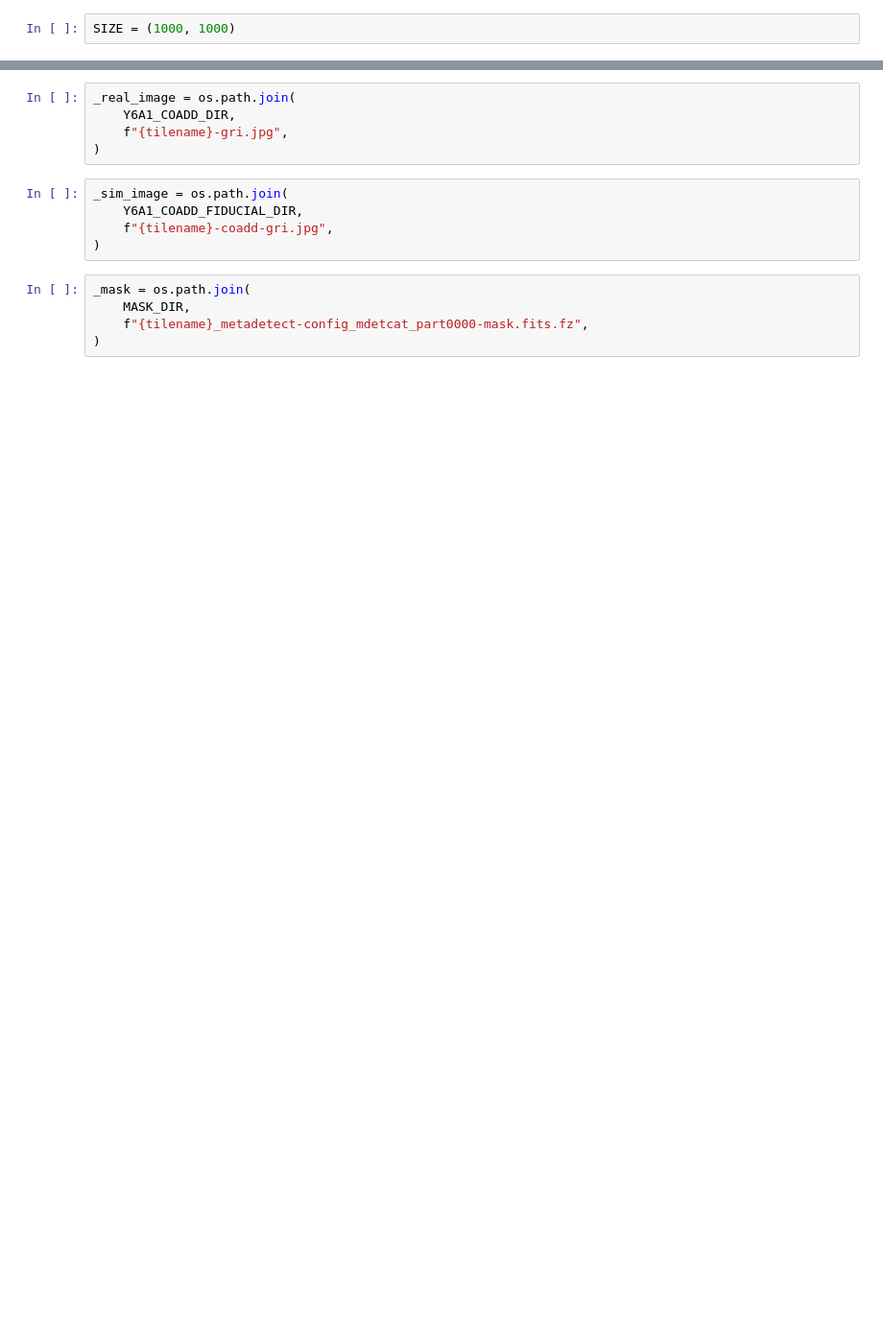
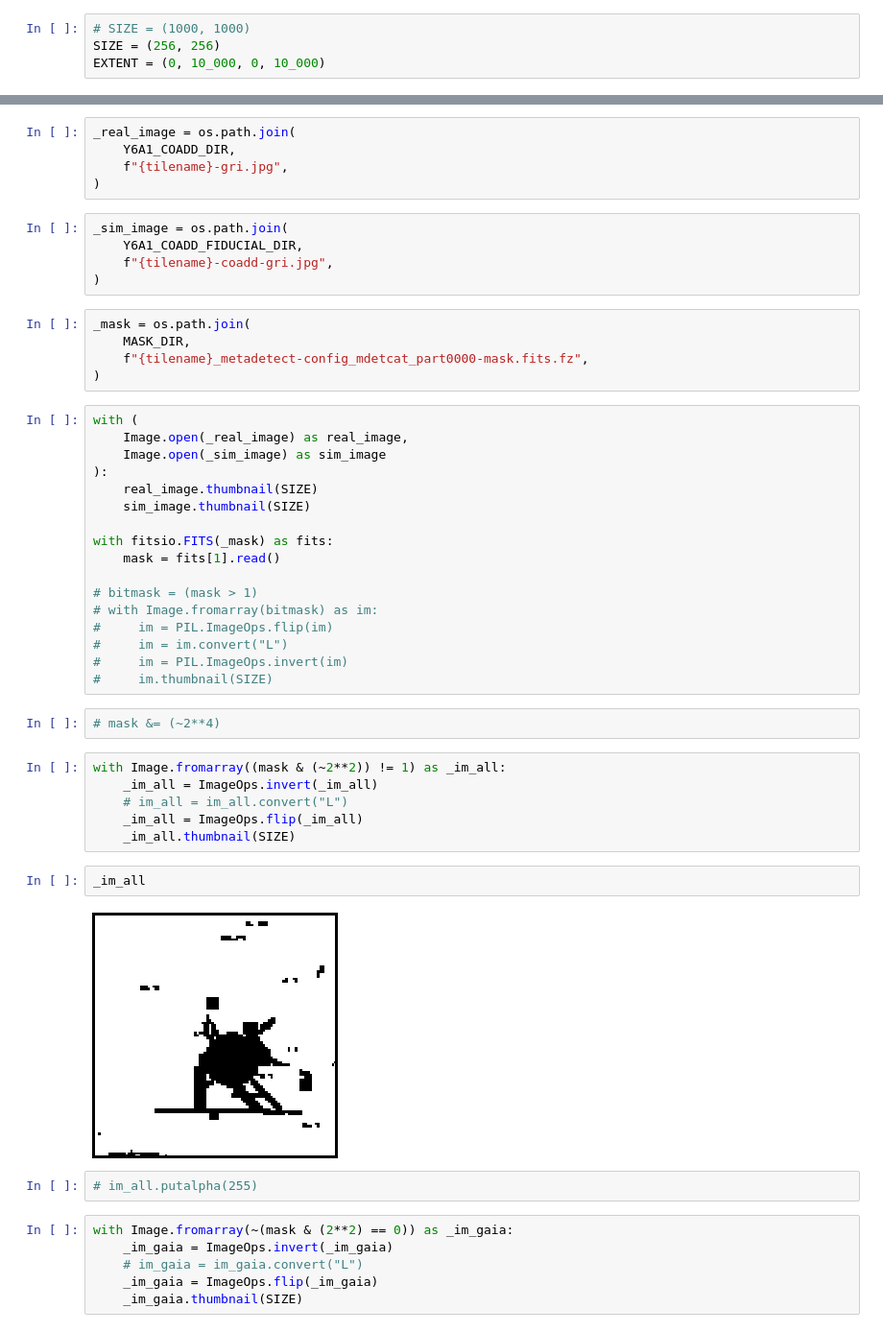
Before and after one commit to sidneymau/des-y6-image-sims-analysis, a Jupyter notebook: notebooks/2025_02_05_coadd_images/dev.ipynb, the cells around one changed output, grey strips where cells are left out. Shown at 96% size. Cells and saved outputs as stored; diff of their text form; blank space fills up the shorter version.

```diff
--- a/notebooks/2025_02_05_coadd_images/dev.ipynb
+++ b/notebooks/2025_02_05_coadd_images/dev.ipynb
@@ -11,5 +12,7 @@ Y6A1_COADD_DIR = "/pscratch/sd/s/smau/Y6A1_COADD"
 Y6A1_COADD_FIDUCIAL_DIR = "/pscratch/sd/s/smau/Y6A1_COADD_fiducial"
 MASK_DIR = "/pscratch/sd/s/smau/fiducial_masks"
 # %%
-SIZE = (1000, 1000)
+# SIZE = (1000, 1000)
+SIZE = (256, 256)
+EXTENT = (0, 10_000, 0, 10_000)
 # %%
@@ -34,3 +39,40 @@ _mask = os.path.join(
     MASK_DIR,
     f"{tilename}_metadetect-config_mdetcat_part0000-mask.fits.fz",
 )
+# %%
+with (
+    Image.open(_real_image) as real_image,
+    Image.open(_sim_image) as sim_image
+):
+    real_image.thumbnail(SIZE)
+    sim_image.thumbnail(SIZE)
+
+with fitsio.FITS(_mask) as fits:
+    mask = fits[1].read()
+
+# bitmask = (mask > 1)
+# with Image.fromarray(bitmask) as im:
+#     im = PIL.ImageOps.flip(im)
+#     im = im.convert("L")
+#     im = PIL.ImageOps.invert(im)
+#     im.thumbnail(SIZE)
+# %%
+# mask &= (~2**4)
+# %%
+with Image.fromarray((mask & (~2**2)) != 1) as _im_all:
+    _im_all = ImageOps.invert(_im_all)
+    # im_all = im_all.convert("L")
+    _im_all = ImageOps.flip(_im_all)
+    _im_all.thumbnail(SIZE)
+# %%
+_im_all
+# %% [output]
+[figure, added]
+# %%
+# im_all.putalpha(255)
+# %%
+with Image.fromarray(~(mask & (2**2) == 0)) as _im_gaia:
+    _im_gaia = ImageOps.invert(_im_gaia)
+    # im_gaia = im_gaia.convert("L")
+    _im_gaia = ImageOps.flip(_im_gaia)
+    _im_gaia.thumbnail(SIZE)
```
Also changed, not shown: parts of 18 cells of this notebook, 2 other files.
